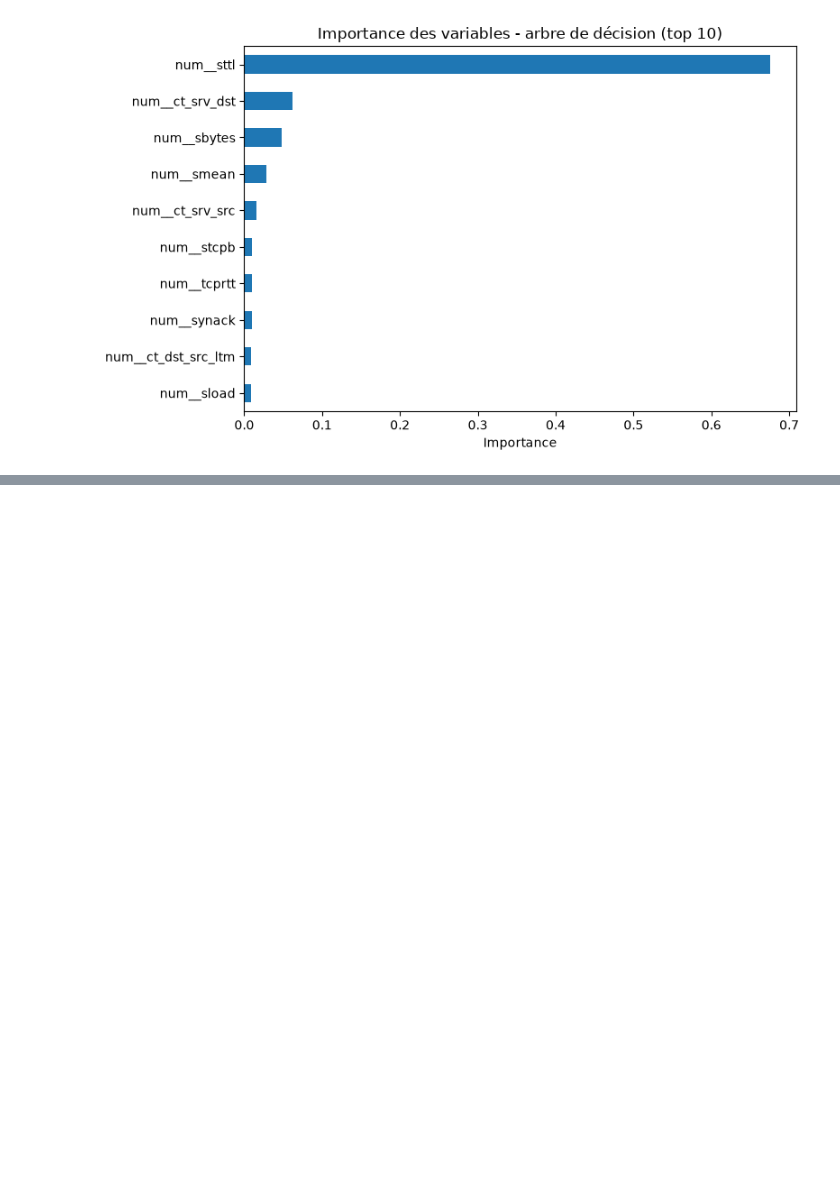
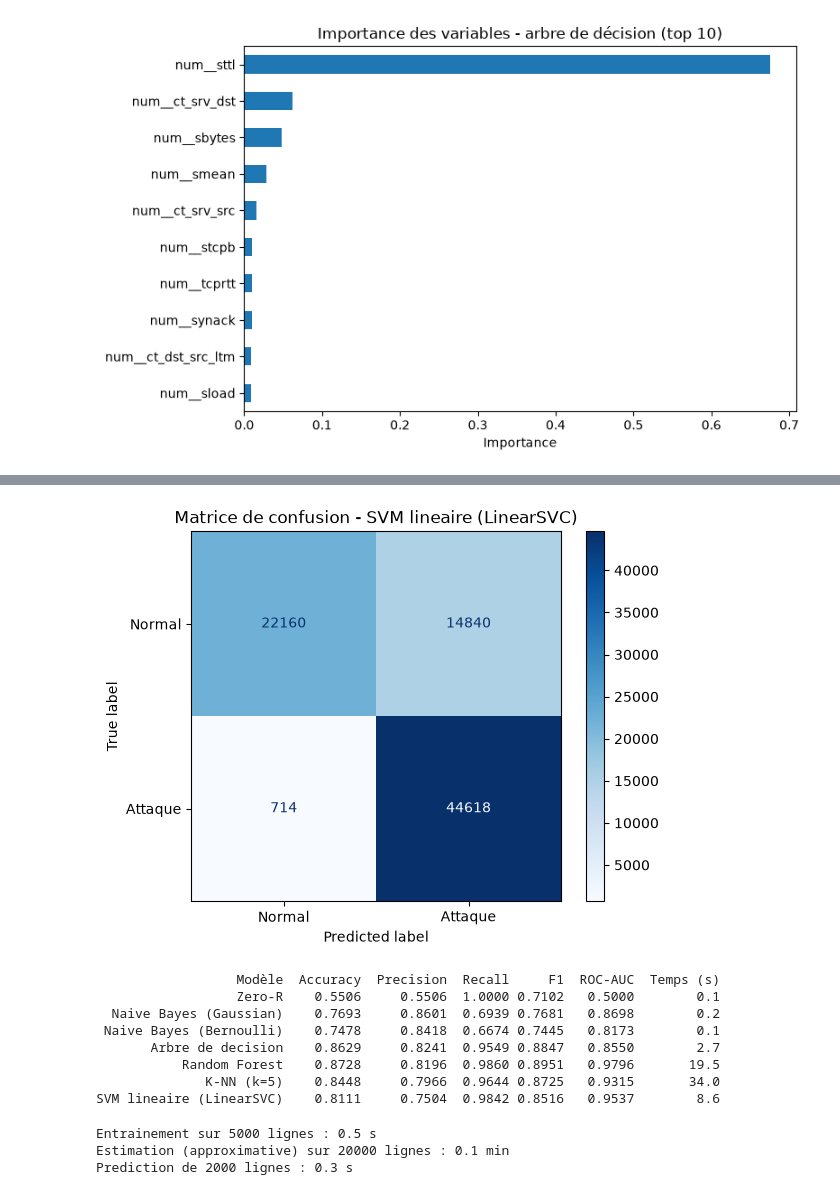
Before and after one commit to barellina/DM-Detection-Intrusions-UNSW-NB15, a Jupyter notebook: notebooks/03_model_training_evaluation.ipynb, the cells around one changed output, grey strips where cells are left out. Cells and saved outputs as stored; diff of their text form; code cells hidden in the pictures; blank space fills up the shorter version.

Commit message:
Add linear SVM and update model comparison table

```diff
--- a/notebooks/03_model_training_evaluation.ipynb
+++ b/notebooks/03_model_training_evaluation.ipynb
@@ -213,0 +214,46 @@ Naive Bayes (Bernoulli)    0.7478     0.8418  0.6674 0.7445   0.8173        0.1
+# %%
+from sklearn.svm import LinearSVC
+
+debut = time.time()
+svm_lin = LinearSVC(C=1.0, dual=False, random_state=42)
+svm_lin.fit(X_train, y_train)
+duree = time.time() - debut
+
+pred, score = evaluer("SVM lineaire (LinearSVC)", svm_lin, duree)
+afficher_matrice("SVM lineaire (LinearSVC)", pred)
+print(pd.DataFrame(resultats).round(4).to_string(index=False))
+pd.DataFrame(resultats).round(4).to_csv("../docs/resultats_modeles.csv", index=False)
+# %% [output]
+[figure, added]
+                  Modèle  Accuracy  Precision  Recall     F1  ROC-AUC  Temps (s)
+                  Zero-R    0.5506     0.5506  1.0000 0.7102   0.5000        0.1
+  Naive Bayes (Gaussian)    0.7693     0.8601  0.6939 0.7681   0.8698        0.2
+ Naive Bayes (Bernoulli)    0.7478     0.8418  0.6674 0.7445   0.8173        0.1
+       Arbre de decision    0.8629     0.8241  0.9549 0.8847   0.8550        2.7
+           Random Forest    0.8728     0.8196  0.9860 0.8951   0.9796       19.5
+              K-NN (k=5)    0.8448     0.7966  0.9644 0.8725   0.9315       34.0
+SVM lineaire (LinearSVC)    0.8111     0.7504  0.9842 0.8516   0.9537        8.6
+# %%
+from sklearn.model_selection import train_test_split
+from sklearn.svm import SVC
+
+X_sub, _, y_sub, _ = train_test_split(
+    X_train, y_train, train_size=5000, stratify=y_train, random_state=42
+)
+
+debut = time.time()
+svm_test = SVC(kernel="rbf", C=1.0, gamma="scale")
+svm_test.fit(X_sub, y_sub)
+t_fit = time.time() - debut
+
+debut = time.time()
+_ = svm_test.predict(X_test[:2000])
+t_pred = time.time() - debut
+
+print(f"Entrainement sur 5000 lignes : {t_fit:.1f} s")
+print(f"Estimation (approximative) sur 20000 lignes : {t_fit * 16 / 60:.1f} min")
+print(f"Prediction de 2000 lignes : {t_pred:.1f} s")
+# %% [output]
+Entrainement sur 5000 lignes : 0.5 s
+Estimation (approximative) sur 20000 lignes : 0.1 min
+Prediction de 2000 lignes : 0.3 s
```
Also changed, not shown: parts of 4 cells of this notebook, 2 other files.
